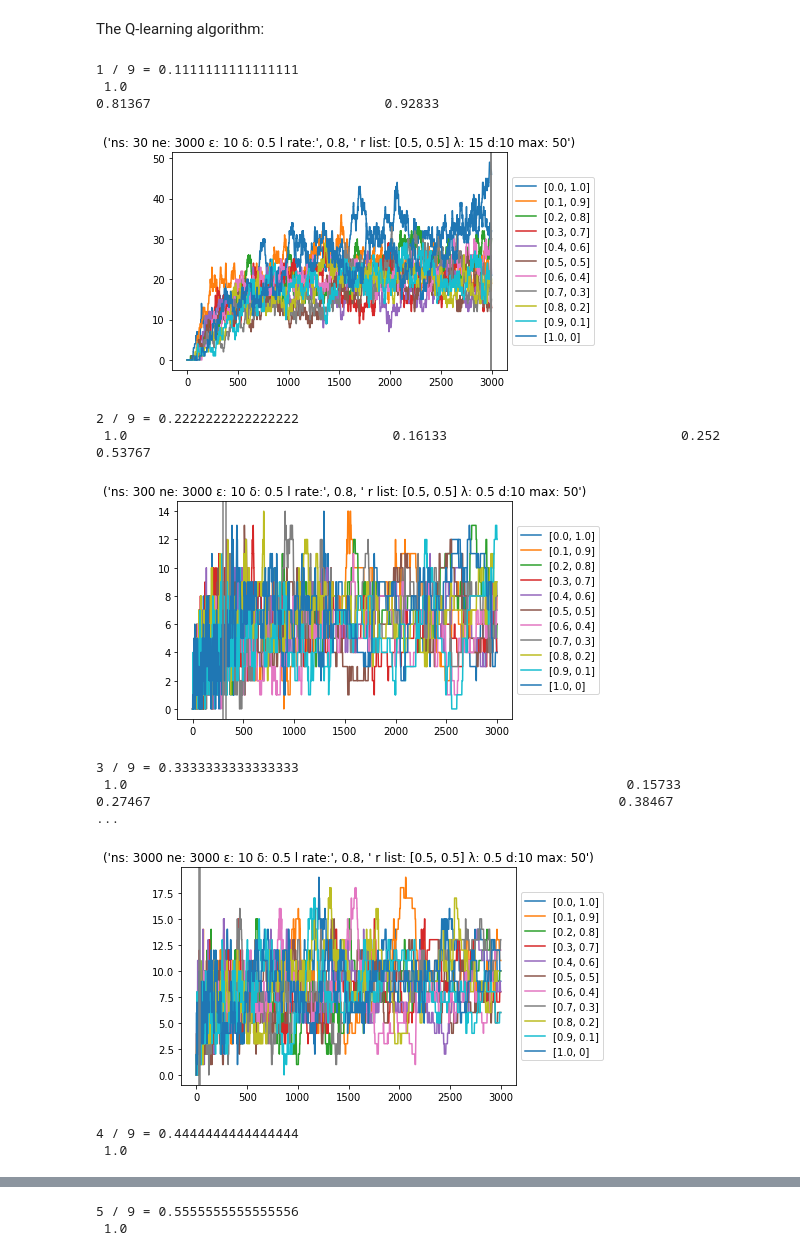
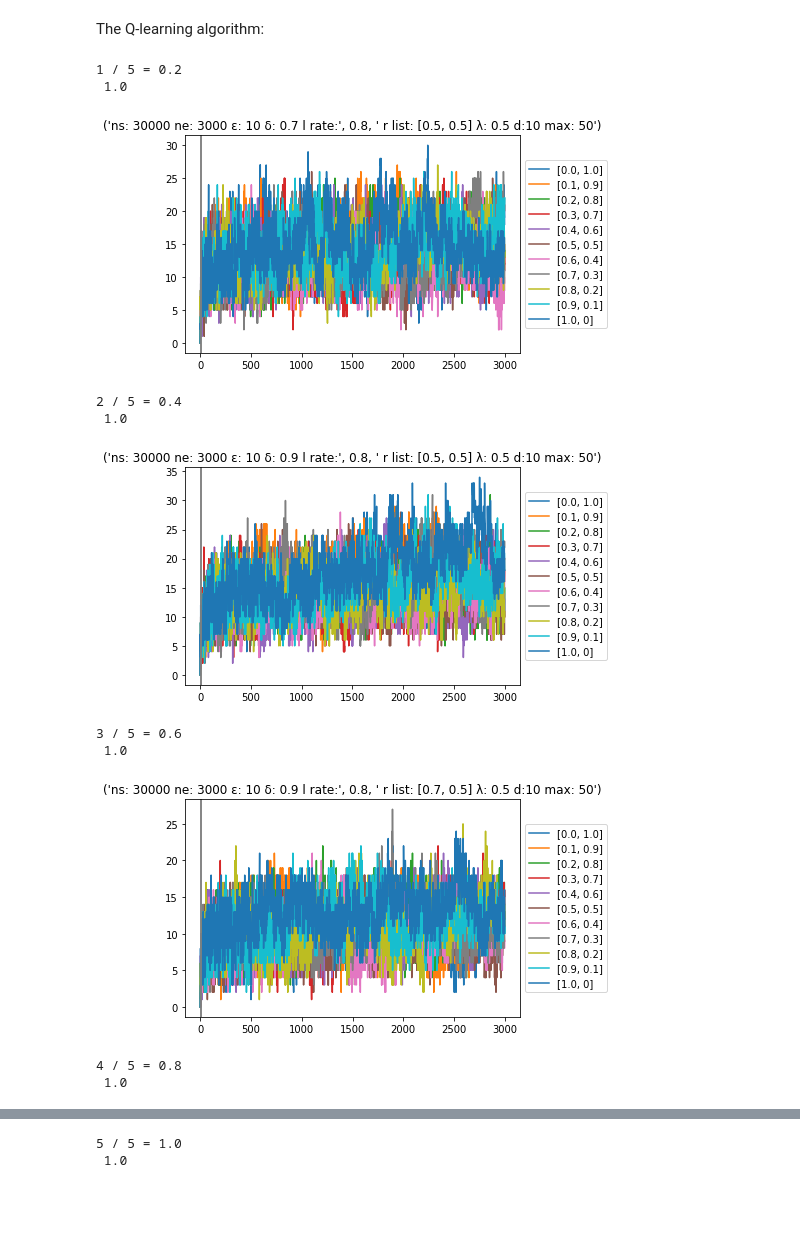
Before and after one commit to AndoniLatorreGalarraga/Q-lerning-Bernoulli, a Jupyter notebook: Python/Q_learning_benoulli.ipynb, the cells around one changed output, grey strips where cells are left out. Drawn from its saved outputs; the diff is of its cells as text; code cells hidden in the pictures; blank space fills up the shorter version.

```diff
--- a/Python/Q_learning_benoulli.ipynb
+++ b/Python/Q_learning_benoulli.ipynb
@@ -27,15 +27,15 @@ class MDP():
         self.state[routed_q] += 1
 
         for i in range(self.N):
+            size = self.state[i]
+
+            #the size of the queue is added to the cost
+            cost += - size
 
             #The queues sizes are updated
-            size = self.state[i]
             if size != 0:
                 served_jobs = random.choices([k for k in range(size + 1)], weights=[self.__q(i,j) for j in range(size + 1)])[0]
                 self.state[i] -= served_jobs
-
-                #the size of the queue is added to the cost
-                cost += served_jobs - size
 
         #make state for return considering maximum queue size
         state = [0 for _ in range(self.N)]
@@ -288,41 +303,63 @@ tests = [
         30000, #number of steps per episode
         3000, #number of episodes
         10, #probability taking a random action
         0.9, #discount factor
         0.8, #learning rate
         [0.5, 0.5], #list of the server rates
         0.5, #lambda
         10, #d
         50 #max_queue_length
     ),
     (
         30000, #number of steps per episode
         3000, #number of episodes
         10, #probability taking a random action
         0.9, #discount factor
         0.8, #learning rate
         [0.7, 0.5], #list of the server rates
         0.5, #lambda
         10, #d
         50 #max_queue_length
+    ),
+    (
+        30000, #number of steps per episode
+        3000, #number of episodes
+        10, #probability taking a random action
+        0.7, #discount factor
+        0.8, #learning rate
+        [0.7, 0.5], #list of the server rates
+        0.5, #lambda
+        10, #d
+        50 #max_queue_length
+    ),
+    (
+        30000, #number of steps per episode
+        3000, #number of episodes
+        10, #probability taking a random action
+        0.9, #discount factor
+        0.8, #learning rate
+        [0.3, 0.5], #list of the server rates
+        0.5, #lambda
+        10, #d
+        50 #max_queue_length
     )
 ]
 
 count = 1
 T = len(tests)
 for ns, ne, e, delta, l_rate, r_list, l, d, max_queue_length in tests:
     print(count, '/', T, '=', count/T)
     qber(ns, ne, e, delta, l_rate, r_list, l, d, max_queue_length)
     count += 1
 # %% [output]
-1 / 9 = 0.1111111111111111
- 1.0                                                                                              0.81367                              0.92833
+1 / 5 = 0.2
+ 1.0
-[figure, old version]
+[figure, new version]
-2 / 9 = 0.2222222222222222
- 1.0                                  0.16133                              0.252                              0.53767
+2 / 5 = 0.4
+ 1.0
-[figure, old version]
+[figure, new version]
-3 / 9 = 0.3333333333333333
- 1.0                                                                0.15733                              0.27467                                                            0.38467                      ...
+3 / 5 = 0.6
+ 1.0
-[figure, old version]
+[figure, new version]
-4 / 9 = 0.4444444444444444
+4 / 5 = 0.8
  1.0
@@ -330,2 +367,2 @@ for ns, ne, e, delta, l_rate, r_list, l, d, max_queue_length in tests:
-5 / 9 = 0.5555555555555556
+5 / 5 = 1.0
  1.0
```
Also changed, not shown: parts of 6 cells of this notebook.
